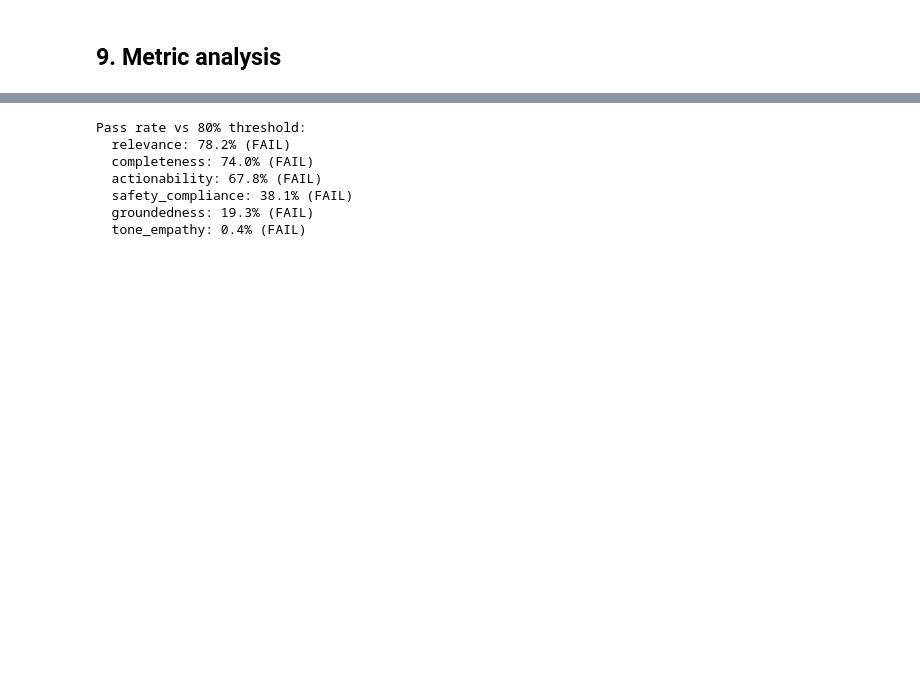
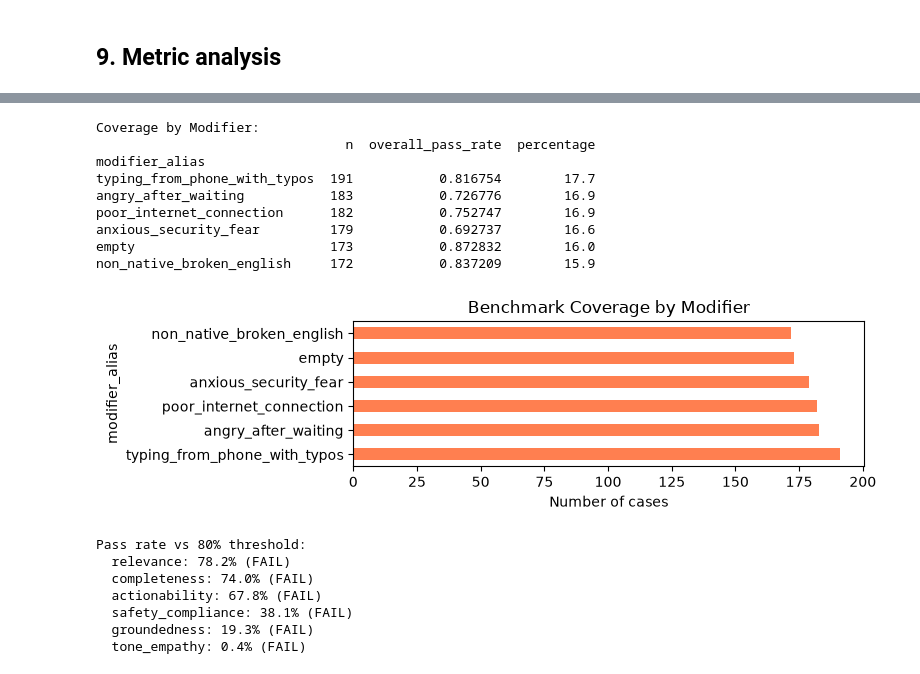
Before and after one commit to vstakhovsky/chatbot-evals-ai, a Jupyter notebook: notebooks/01_rag_evals.ipynb, the cells around one changed output, grey strips where cells are left out. Saved outputs shown, nothing was run; the diff lists cells and outputs as text; code cells hidden in the pictures; blank space fills up the shorter version.

```diff
--- a/notebooks/01_rag_evals.ipynb
+++ b/notebooks/01_rag_evals.ipynb
@@ -525,3 +873,36 @@ Overall LLM-as-a-judge pass rates:
+# %%
+# Coverage by modifier
+if 'modifier_alias' in eval_df.columns:
+    modifier_coverage = eval_df.groupby('modifier_alias').agg(
+        n=('query', 'count'),
+        overall_pass_rate=('relevance_passed', 'mean')
+    ).sort_values('n', ascending=False)
+
+    modifier_coverage['percentage'] = (modifier_coverage['n'] / modifier_coverage['n'].sum() * 100).round(1)
+
+    print("\nCoverage by Modifier:")
+    print(modifier_coverage.to_string())
+
+    # Chart
+    plt.figure(figsize=(8, len(modifier_coverage) * 0.4))
+    modifier_coverage['n'].plot(kind='barh', color='coral')
+    plt.xlabel('Number of cases')
+    plt.title('Benchmark Coverage by Modifier')
+    plt.tight_layout()
+    plt.show()
+else:
+    print("modifier_alias not in evaluation data")
+# %% [output]
+Coverage by Modifier:
+                                n  overall_pass_rate  percentage
+modifier_alias
+typing_from_phone_with_typos  191           0.816754        17.7
+angry_after_waiting           183           0.726776        16.9
+poor_internet_connection      182           0.752747        16.9
+anxious_security_fear         179           0.692737        16.6
+empty                         173           0.872832        16.0
+non_native_broken_english     172           0.837209        15.9
+[figure, added]
 # %%
 # Target threshold analysis
 print("Pass rate vs 80% threshold:")
```
Also changed, not shown: parts of 27 cells of this notebook, 13 other files.
